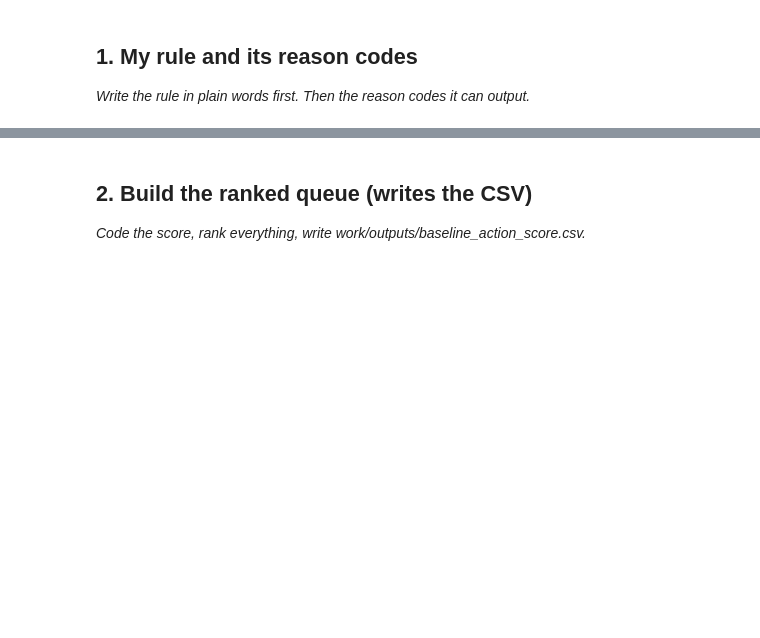
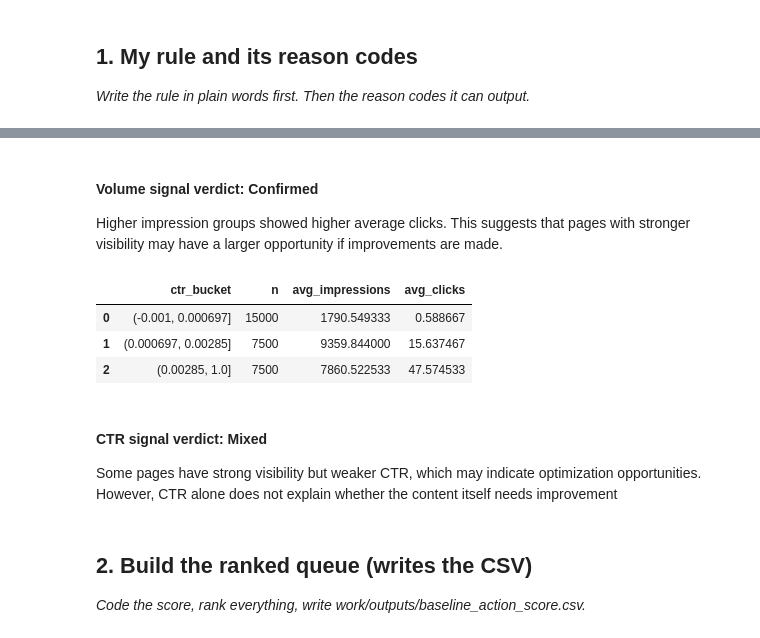
Before and after one commit to DataFriend101/Machine_Learning, a Jupyter notebook: work/notebooks/w04_baseline_score.ipynb, the cells around one changed output, grey strips where cells are left out. Drawn from its saved outputs; the diff is of its cells as text; code cells hidden in the pictures; blank space fills up the shorter version.

```diff
--- a/work/notebooks/w04_baseline_score.ipynb
+++ b/work/notebooks/w04_baseline_score.ipynb
@@ -32,3 +49,40 @@ FileNotFoundError: Can't find /data/raw/content_refresh_anonymized.csv. Check yo
+# %% [markdown]
+#### Volume signal verdict: Confirmed
+
+Higher impression groups showed higher average clicks. This suggests that pages with stronger visibility may have a larger opportunity if improvements are made.
+# %%
+# Signal 2: CTR opportunity
+df["ctr"] = (
+    df["clicks_90d"] /
+    df["impressions_90d"]
+).fillna(0)
+
+df["ctr_bucket"] = pd.qcut(
+    df["ctr"],
+    q=4,
+    duplicates="drop"
+)
+
+ctr_check = (
+    df.groupby("ctr_bucket", observed=True)
+    .agg(
+        n=("content_id", "count"),
+        avg_impressions=("impressions_90d", "mean"),
+        avg_clicks=("clicks_90d", "mean")
+    )
+    .reset_index()
+)
+
+ctr_check
+# %% [output]
+|  | ctr_bucket | n | avg_impressions | avg_clicks |
+| 0 | (-0.001, 0.000697] | 15000 | 1790.549333 | 0.588667 |
+| 1 | (0.000697, 0.00285] | 7500 | 9359.844000 | 15.637467 |
+| 2 | (0.00285, 1.0] | 7500 | 7860.522533 | 47.574533 |
+# %% [markdown]
+#### CTR signal verdict: Mixed
+
+Some pages have strong visibility but weaker CTR, which may indicate optimization opportunities. However, CTR alone does not explain whether the content itself needs improvement
 # %% [markdown]
 ## 2. Build the ranked queue (writes the CSV)
 
```
Also changed, not shown: parts of 17 cells of this notebook.
